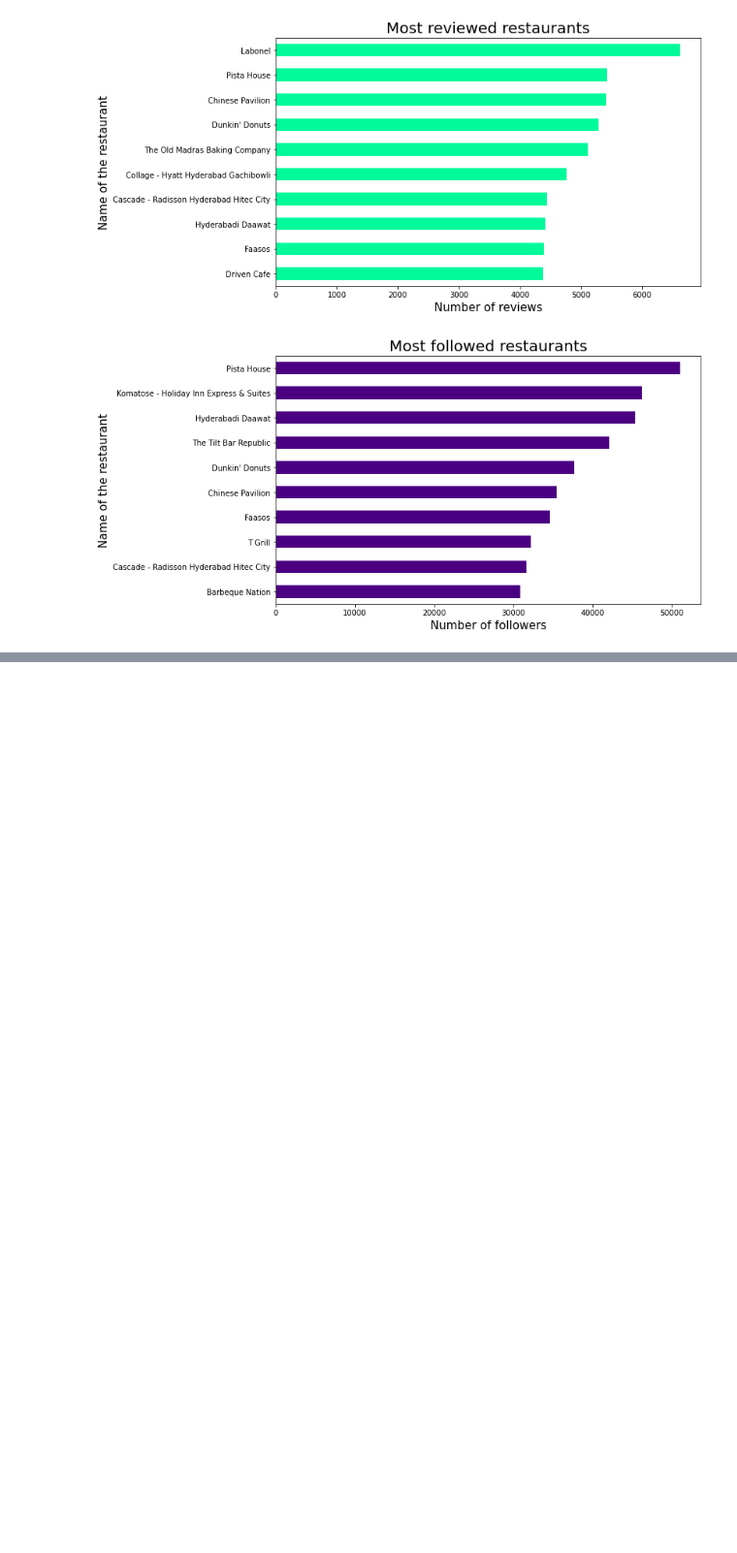
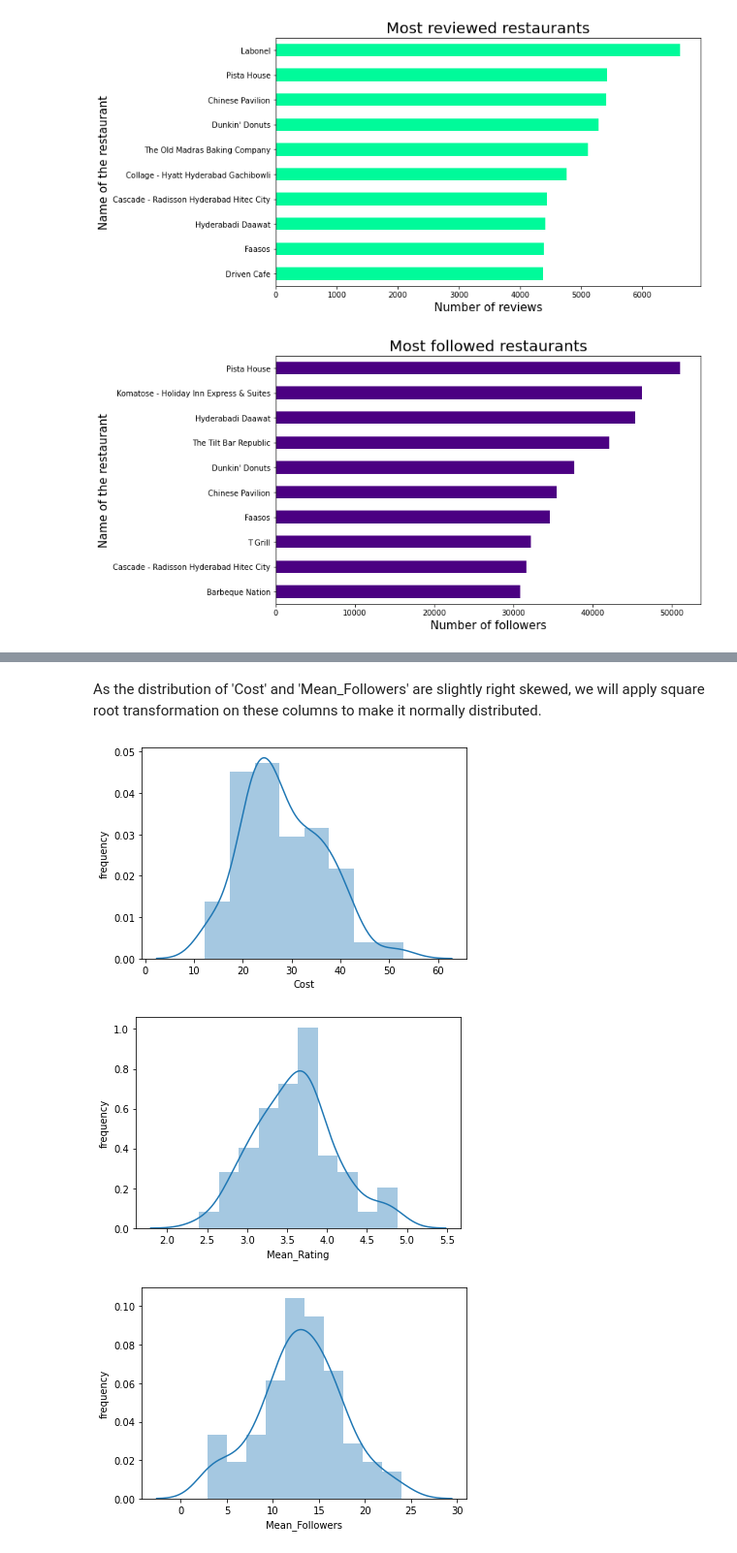
Before and after one commit to OmPrakashGH/Zomato-Restaurant-clustering-and-sentiment-analysis, a Jupyter notebook: Zomato_Restaurant_Clustering_and_Sentiment_Analysis.ipynb, the cells around one changed output, grey strips where cells are left out. Shown: that part at 97% size. Drawn from its saved outputs; the diff is of its cells as text; code cells hidden in the pictures; blank space fills up the shorter version.

```diff
--- a/Zomato_Restaurant_Clustering_and_Sentiment_Analysis.ipynb
+++ b/Zomato_Restaurant_Clustering_and_Sentiment_Analysis.ipynb
@@ -431,0 +522,17 @@ plt.show()
+# %% [markdown]
+As the distribution of 'Cost' and 'Mean_Followers' are slightly right skewed, we will apply square root transformation on these columns to make it normally distributed.
+# %%
+# Applying square root transformation on 'Cost' and 'Mean_Followers' column
+final_df['Cost'] = final_df['Cost']**0.5
+final_df['Mean_Followers'] = final_df['Mean_Followers']**0.5
+# %%
+# Checking the distribution of all the columns
+for var in final_df.describe().columns:
+  sns.distplot(final_df[var].dropna())
+  plt.ylabel('frequency')
+  plt.xlabel(var)
+  plt.show()
+# %% [output]
+[figure, added]
+[figure, added]
+[figure, added]
```
Also changed, not shown: parts of 15 cells of this notebook.
